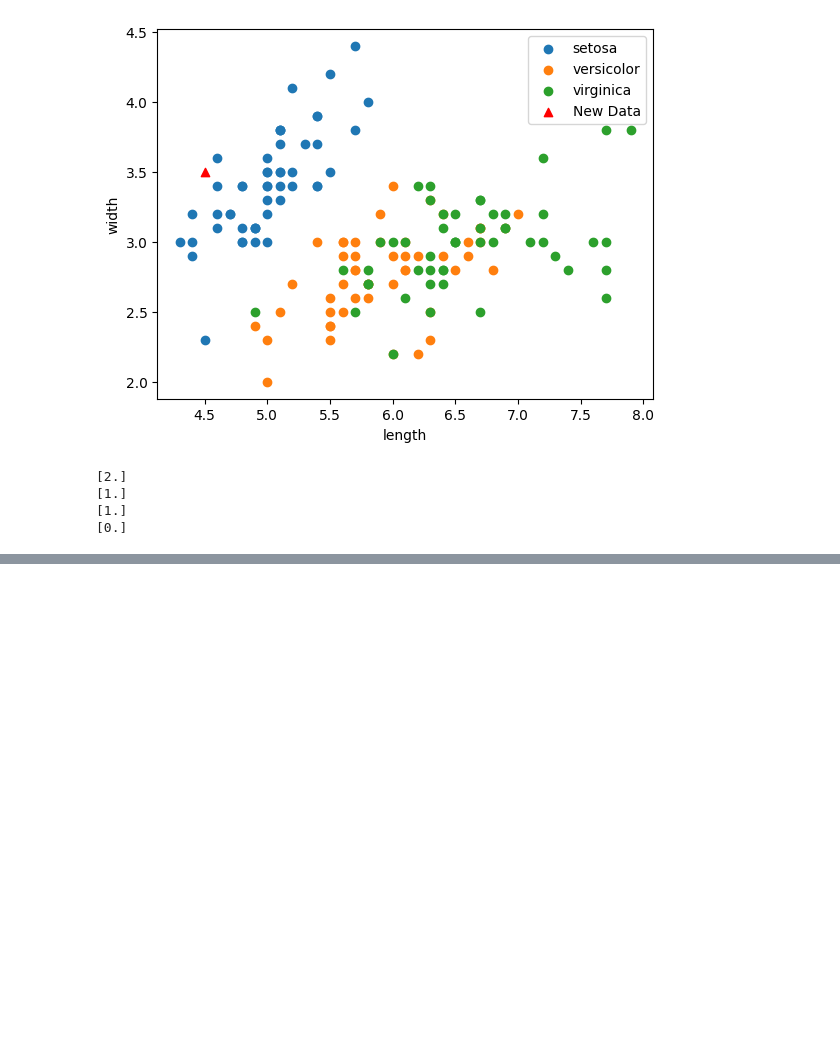
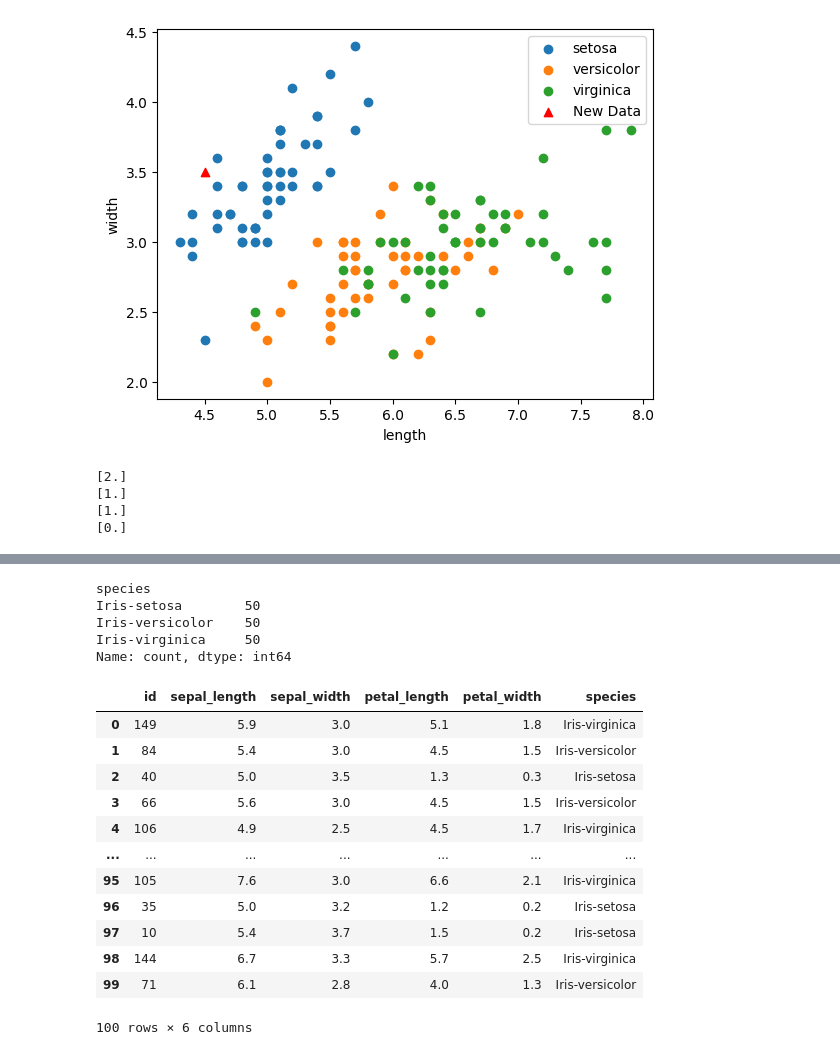
Before and after one commit to Barise/Study_Data, a Jupyter notebook: KNN_IRIS.ipynb, the cells around one changed output, grey strips where cells are left out. Saved outputs shown, nothing was run; the diff lists cells and outputs as text; code cells hidden in the pictures; blank space fills up the shorter version.

```diff
--- a/KNN_IRIS.ipynb
+++ b/KNN_IRIS.ipynb
@@ -266,0 +272,6 @@ print(predict)
+# %%
+import pandas as pd
+
+iris = pd.read_csv('IRIS.csv')
+
+iris.head()
@@ -266,0 +285,6 @@ print(predict)
+# %%
+iris['id'] = range(len(iris))
+
+iris = iris[['id','sepal_length','sepal_width','petal_length','petal_width','species']]
+
+iris.head()
@@ -266,0 +298,29 @@ print(predict)
+# %%
+#데이터 개수
+
+iris['species'].value_counts()
+# %% [output]
+species
+Iris-setosa        50
+Iris-versicolor    50
+Iris-virginica     50
+Name: count, dtype: int64
+# %%
+# 데이터 100개만 랜덤으로 추출해서 학습데이터셋
+
+train = iris.sample(100, replace=False, random_state=7).reset_index(drop=True)
+train
+# %% [output]
+|  | id | sepal_length | sepal_width | petal_length | petal_width | species |
+| 0 | 149 | 5.9 | 3.0 | 5.1 | 1.8 | Iris-virginica |
+| 1 | 84 | 5.4 | 3.0 | 4.5 | 1.5 | Iris-versicolor |
+| 2 | 40 | 5.0 | 3.5 | 1.3 | 0.3 | Iris-setosa |
+| 3 | 66 | 5.6 | 3.0 | 4.5 | 1.5 | Iris-versicolor |
+| 4 | 106 | 4.9 | 2.5 | 4.5 | 1.7 | Iris-virginica |
+| ... | ... | ... | ... | ... | ... | ... |
+| 95 | 105 | 7.6 | 3.0 | 6.6 | 2.1 | Iris-virginica |
+| 96 | 35 | 5.0 | 3.2 | 1.2 | 0.2 | Iris-setosa |
+| 97 | 10 | 5.4 | 3.7 | 1.5 | 0.2 | Iris-setosa |
+| 98 | 144 | 6.7 | 3.3 | 5.7 | 2.5 | Iris-virginica |
+| 99 | 71 | 6.1 | 2.8 | 4.0 | 1.3 | Iris-versicolor |
+100 rows × 6 columns
```
Also changed, not shown: parts of 9 cells of this notebook.
